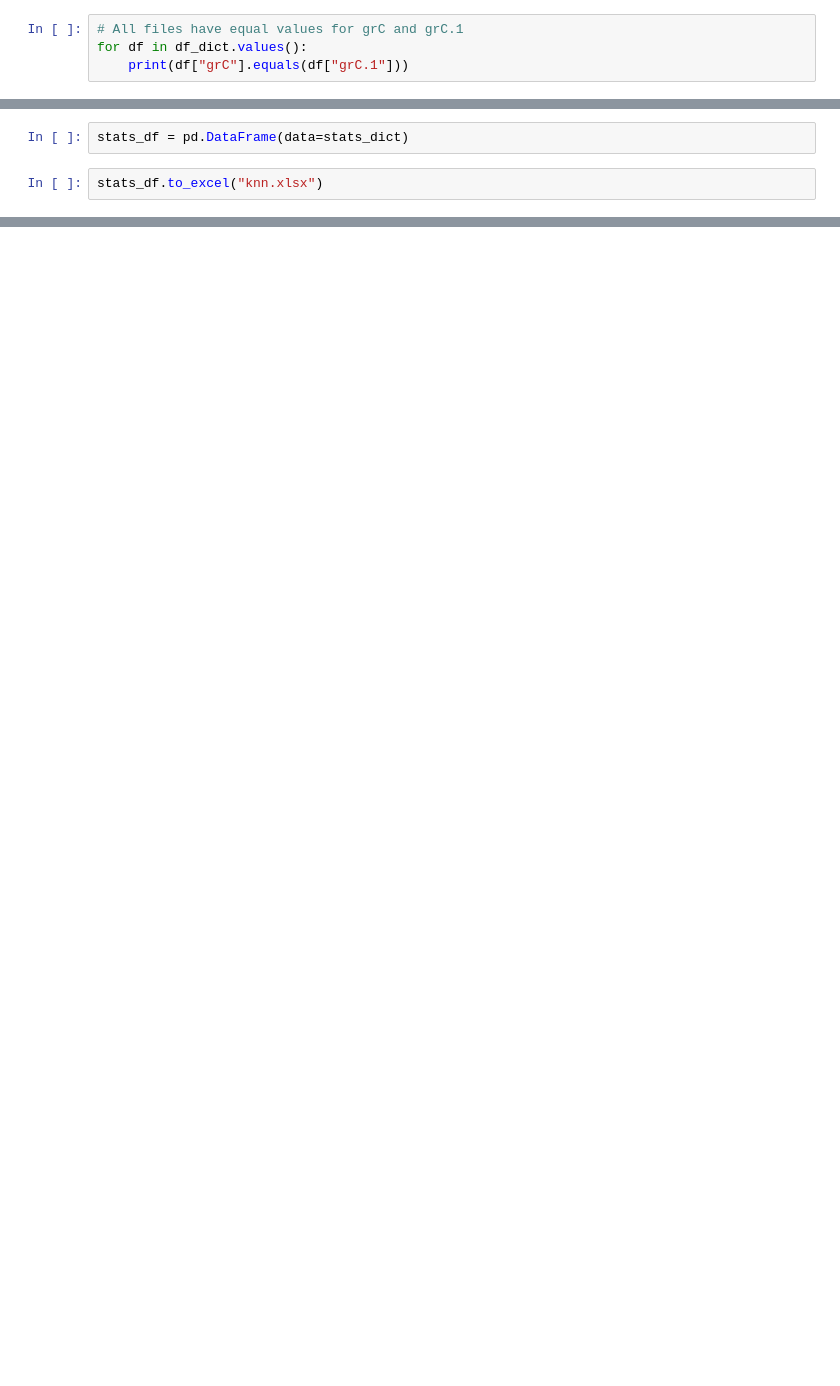
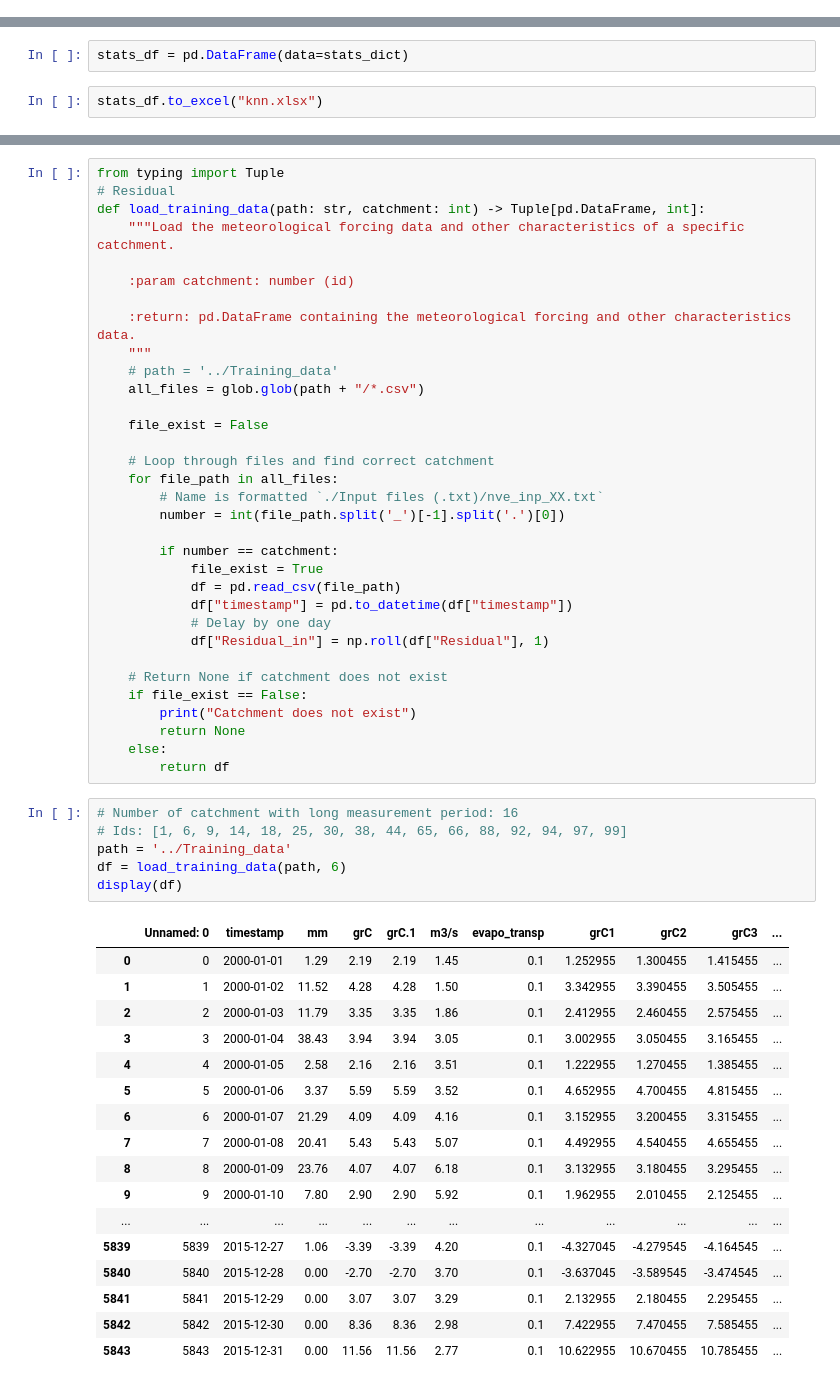
Before and after one commit to chrskj/TTK4853-hbv-ham5, a Jupyter notebook: Python/Data Investigation.ipynb, the cells around one changed output, grey strips where cells are left out. Cells and saved outputs as stored; diff of their text form; blank space fills up the shorter version.

Commit message:
Add knn residual kode

```diff
--- a/Python/Data Investigation.ipynb
+++ b/Python/Data Investigation.ipynb
@@ -62,7 +77,3 @@ for i in df_dict[1]["timestamp"][:365]:
-# %%
-# All files have equal values for grC and grC.1
-for df in df_dict.values():
-    print(df["grC"].equals(df["grC.1"]))
 # %%
 print(df_dict[1].keys())
 n_without_gaps = 0
@@ -253,0 +462,57 @@ stats_df.to_excel("knn.xlsx")
+# %%
+from typing import Tuple
+# Residual
+def load_training_data(path: str, catchment: int) -> Tuple[pd.DataFrame, int]:
+    """Load the meteorological forcing data and other characteristics of a specific catchment.
+
+    :param catchment: number (id)
+
+    :return: pd.DataFrame containing the meteorological forcing and other characteristics data.
+    """
+    # path = '../Training_data'
+    all_files = glob.glob(path + "/*.csv")
+
+    file_exist = False
+
+    # Loop through files and find correct catchment
+    for file_path in all_files:
+        # Name is formatted `./Input files (.txt)/nve_inp_XX.txt`
+        number = int(file_path.split('_')[-1].split('.')[0])
+
+        if number == catchment:
+            file_exist = True
+            df = pd.read_csv(file_path)
+            df["timestamp"] = pd.to_datetime(df["timestamp"])
+            # Delay by one day
+            df["Residual_in"] = np.roll(df["Residual"], 1)
+
+    # Return None if catchment does not exist
+    if file_exist == False:
+        print("Catchment does not exist")
+        return None
+    else:
+        return df
+# %%
+# Number of catchment with long measurement period: 16
+# Ids: [1, 6, 9, 14, 18, 25, 30, 38, 44, 65, 66, 88, 92, 94, 97, 99]
+path = '../Training_data'
+df = load_training_data(path, 6)
+display(df)
+# %% [output]
+|  | Unnamed: 0 | timestamp | mm | grC | grC.1 | m3/s | evapo_transp | grC1 | grC2 | grC3 | ... |
+| 0 | 0 | 2000-01-01 | 1.29 | 2.19 | 2.19 | 1.45 | 0.1 | 1.252955 | 1.300455 | 1.415455 | ... |
+| 1 | 1 | 2000-01-02 | 11.52 | 4.28 | 4.28 | 1.50 | 0.1 | 3.342955 | 3.390455 | 3.505455 | ... |
+| 2 | 2 | 2000-01-03 | 11.79 | 3.35 | 3.35 | 1.86 | 0.1 | 2.412955 | 2.460455 | 2.575455 | ... |
+| 3 | 3 | 2000-01-04 | 38.43 | 3.94 | 3.94 | 3.05 | 0.1 | 3.002955 | 3.050455 | 3.165455 | ... |
+| 4 | 4 | 2000-01-05 | 2.58 | 2.16 | 2.16 | 3.51 | 0.1 | 1.222955 | 1.270455 | 1.385455 | ... |
+| 5 | 5 | 2000-01-06 | 3.37 | 5.59 | 5.59 | 3.52 | 0.1 | 4.652955 | 4.700455 | 4.815455 | ... |
+| 6 | 6 | 2000-01-07 | 21.29 | 4.09 | 4.09 | 4.16 | 0.1 | 3.152955 | 3.200455 | 3.315455 | ... |
+| 7 | 7 | 2000-01-08 | 20.41 | 5.43 | 5.43 | 5.07 | 0.1 | 4.492955 | 4.540455 | 4.655455 | ... |
+| 8 | 8 | 2000-01-09 | 23.76 | 4.07 | 4.07 | 6.18 | 0.1 | 3.132955 | 3.180455 | 3.295455 | ... |
+| 9 | 9 | 2000-01-10 | 7.80 | 2.90 | 2.90 | 5.92 | 0.1 | 1.962955 | 2.010455 | 2.125455 | ... |
+| ... | ... | ... | ... | ... | ... | ... | ... | ... | ... | ... | ... |
+| 5839 | 5839 | 2015-12-27 | 1.06 | -3.39 | -3.39 | 4.20 | 0.1 | -4.327045 | -4.279545 | -4.164545 | ... |
+| 5840 | 5840 | 2015-12-28 | 0.00 | -2.70 | -2.70 | 3.70 | 0.1 | -3.637045 | -3.589545 | -3.474545 | ... |
+| 5841 | 5841 | 2015-12-29 | 0.00 | 3.07 | 3.07 | 3.29 | 0.1 | 2.132955 | 2.180455 | 2.295455 | ... |
+| 5842 | 5842 | 2015-12-30 | 0.00 | 8.36 | 8.36 | 2.98 | 0.1 | 7.422955 | 7.470455 | 7.585455 | ... |
+| 5843 | 5843 | 2015-12-31 | 0.00 | 11.56 | 11.56 | 2.77 | 0.1 | 10.622955 | 10.670455 | 10.785455 | ... |
```
Also changed, not shown: parts of 20 cells of this notebook.
